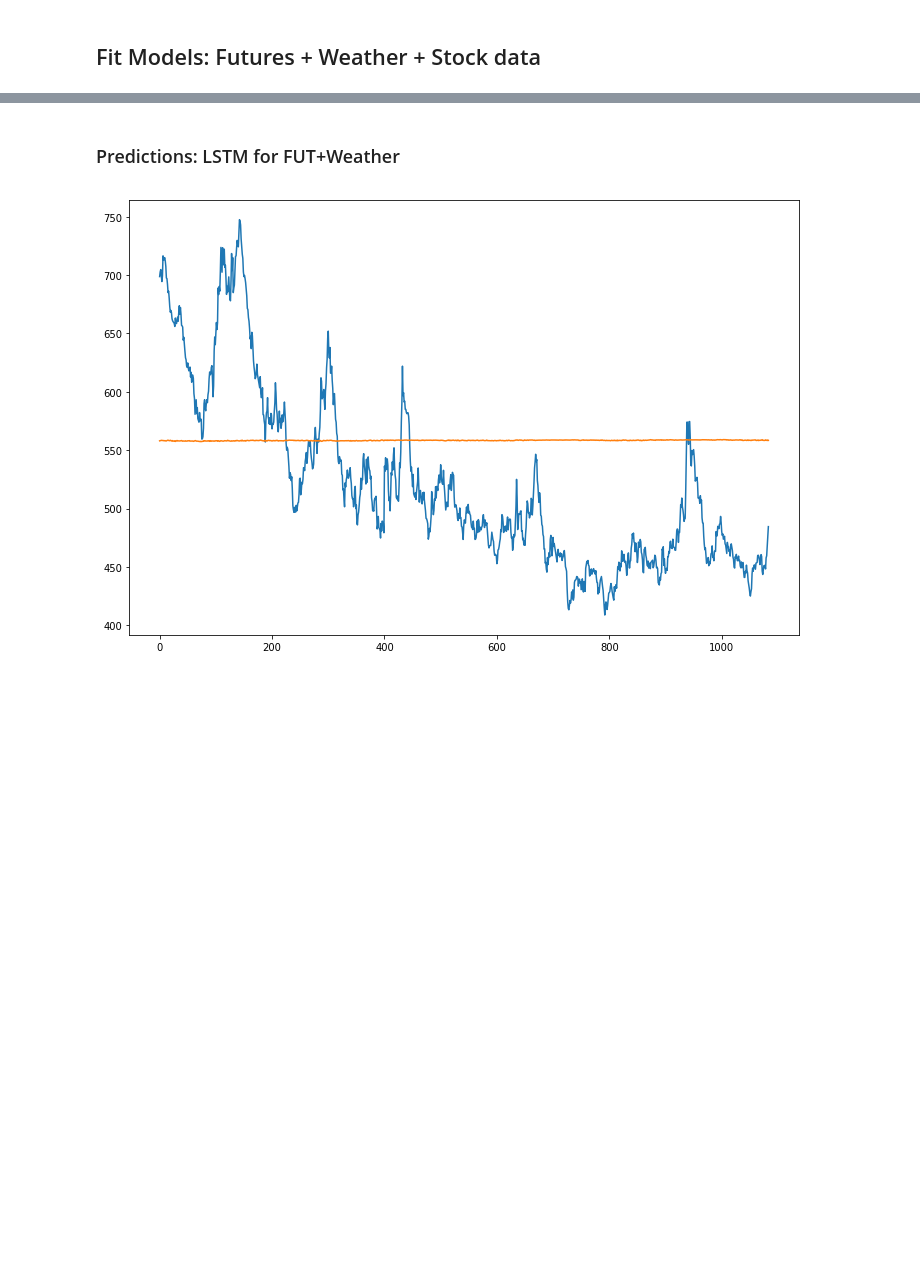
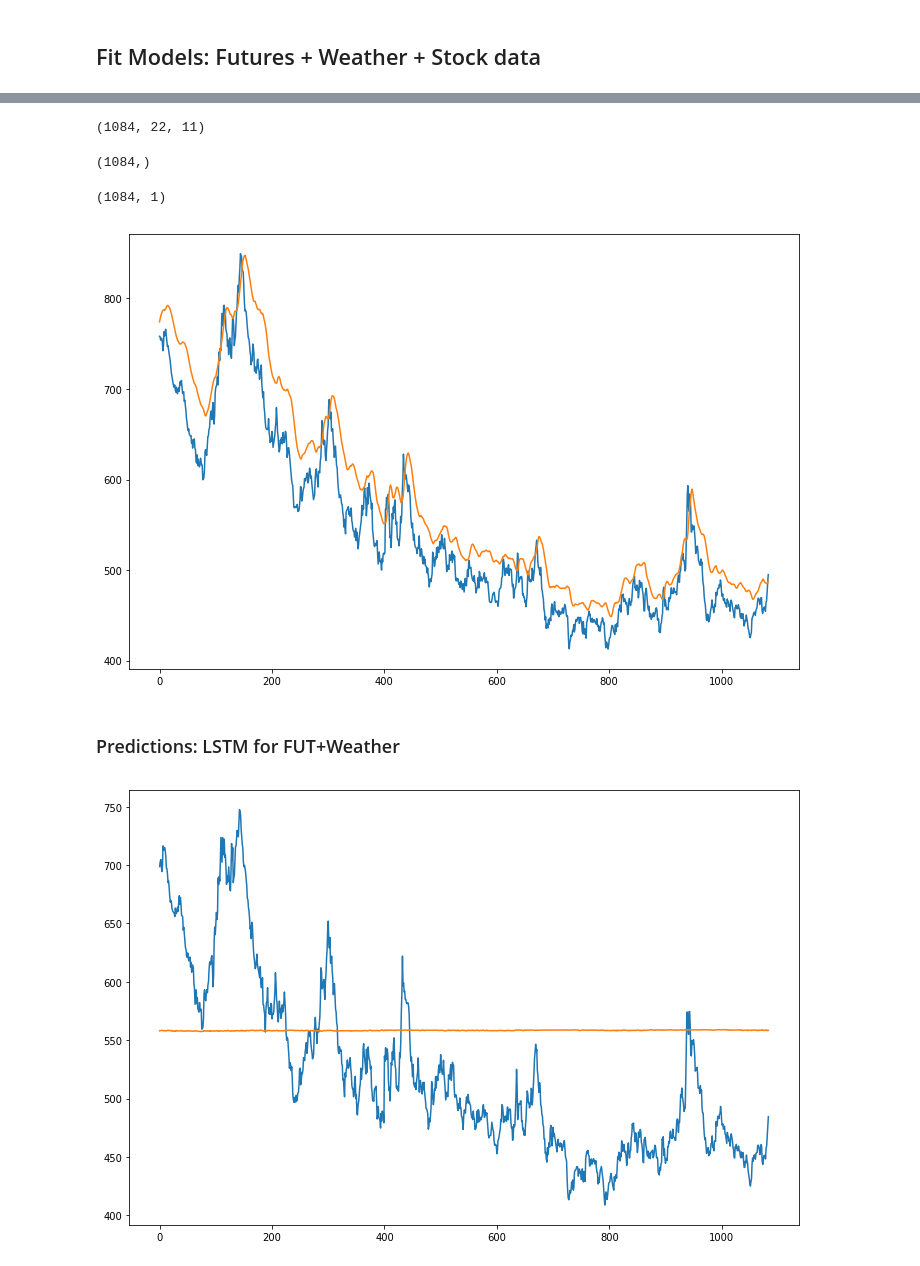
Before and after one commit to andrewredd/aa-project, a Jupyter notebook: futures_data.ipynb, the cells around one changed output, grey strips where cells are left out. Cells and saved outputs as stored; diff of their text form; code cells hidden in the pictures; blank space fills up the shorter version.

```diff
--- a/futures_data.ipynb
+++ b/futures_data.ipynb
@@ -250,3 +264,5 @@ plt.title('Chicago SRW Wheat Future (and WEAT ETF) - Front Month');
 </ul>
 # %%
 fut_weather_norm = weather_norm.merge(fut_norm, left_index=True, right_index=True)
+fut_weatherLen_norm = fut_weather_norm[['FUT_Open', 'FUT_High', 'FUT_Low', 'FUT_Vol', 'FUT_OpInt', 'FUT_OHLC',
+       'FUT_50MA', 'FUT_100MA', 'FUT_200MA', 'FUT_%Chg', 'FUT_Close']]
@@ -404,14 +493,32 @@ modelRNN_F = build_NN(inShapeF, neurons, nnType='RNN')
 modelGRU_F = build_NN(inShapeF, neurons, nnType='GRU')
 modelLSTM_F = build_NN(inShapeF, neurons, nnType='LSTM')
 
+#Futures & Weather
 modelRNN_FW = build_NN(inShapeFW, neurons, nnType='RNN')
 modelGRU_FW = build_NN(inShapeFW, neurons, nnType='GRU')
 modelLSTM_FW = build_NN(inShapeFW, neurons, nnType='LSTM')
 
+#Futures only but Weather length
+modelRNN_FW_F = build_NN(inShapeF, neurons, nnType='RNN')
+modelGRU_FW_F = build_NN(inShapeF, neurons, nnType='GRU')
+modelLSTM_FW_F = build_NN(inShapeF, neurons, nnType='LSTM')
+
+
+# Futures & Stock & Weather
 modelRNN_FSW = build_NN(inShapeFSW, neurons, nnType='RNN')
 modelGRU_FSW = build_NN(inShapeFSW, neurons, nnType='GRU')
 modelLSTM_FSW = build_NN(inShapeFSW, neurons, nnType='LSTM')
 
+#Futures only but stock length
+modelRNN_FSW_F = build_NN(inShapeF, neurons, nnType='RNN')
+modelGRU_FSW_F = build_NN(inShapeF, neurons, nnType='GRU')
+modelLSTM_FSW_F = build_NN(inShapeF, neurons, nnType='LSTM')
+
+#Futures & weather only but stock length
+modelRNN_FSW_FW = build_NN(inShapeFW, neurons, nnType='RNN')
+modelGRU_FSW_FW = build_NN(inShapeFW, neurons, nnType='GRU')
+modelLSTM_FSW_FW = build_NN(inShapeFW, neurons, nnType='LSTM')
+
 print(modelRNN_F.summary(),'\n')
 print(modelGRU_F.summary(),'\n')
 print(modelLSTM_F.summary(),'\n')
@@ -509,0 +614,5 @@ Wall time: 6min 31s
+# %%
+%%time
+modelRNN_FW_F.fit(XTrainFW_F, yTrainFW_F, batch_size=batchSize, epochs=epochs, validation_split=0.2, verbose=1)
+modelGRU_FW_F.fit(XTrainFW_F, yTrainFW_F, batch_size=batchSize, epochs=epochs, validation_split=0.2, verbose=1)
+modelLSTM_FW_F.fit(XTrainFW_F, yTrainFW_F, batch_size=batchSize, epochs=epochs, validation_split=0.2, verbose=1)
@@ -621,3 +937,25 @@ plt.plot(list(range(len(yTestF))), yPred_denorm);
+# %%
+XTestFW_F.shape
+# %% [output]
+(1084, 22, 11)
+# %%
+yTestFW_F.shape
+# %% [output]
+(1084,)
+# %%
+yPred_norm.shape
+# %% [output]
+(1084, 1)
+# %%
+yPred_norm = modelLSTM_FW_F.predict(XTestFW_F)
+yPred_denorm = denormalize(yPred_norm)
+yTestFW_F_denorm = denormalize(yTestFW_F.reshape(-1,1))
+
+plt.figure(figsize=(12,8))
+plt.plot(list(range(len(yTestFW_F))), yTestFW_F_denorm, label='actual')
+plt.plot(list(range(len(yTestFW_F))), yPred_denorm, label='prediction');
+# %% [output]
+[figure, added]
 # %% [markdown]
 ### Predictions: LSTM for FUT+Weather
 # %%
```
Also changed, not shown: parts of 64 cells of this notebook.
